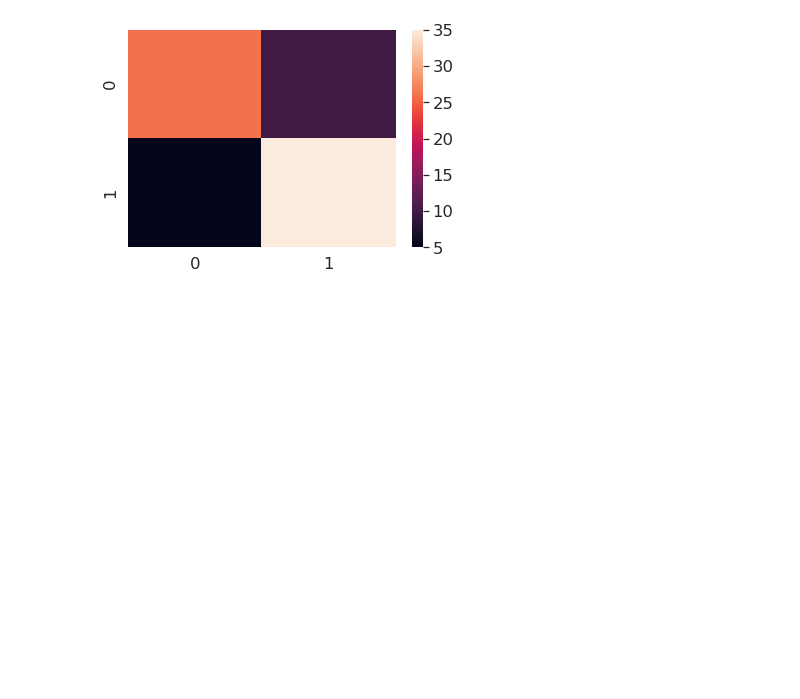
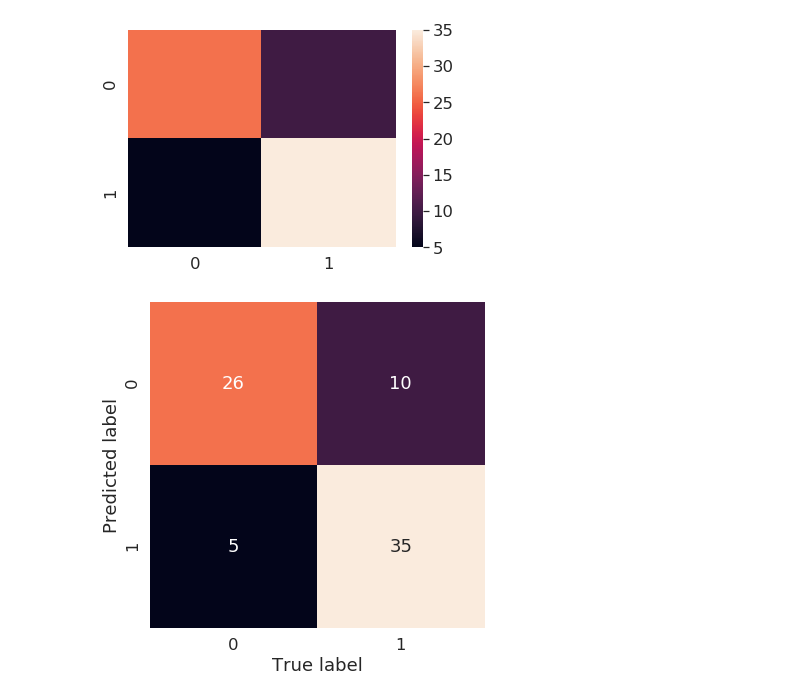
Before and after one commit to aliazani/machine-learning, a Jupyter notebook: 5-scikit-learn/1-introduction-scikit-learn.ipynb, the cells around one changed output. Saved outputs shown, nothing was run; the diff lists cells and outputs as text; code cells hidden in the pictures; blank space fills up the shorter version.

```diff
--- a/5-scikit-learn/1-introduction-scikit-learn.ipynb
+++ b/5-scikit-learn/1-introduction-scikit-learn.ipynb
@@ -1257,3 +1257,17 @@ sns.heatmap(conf_matrix)
 # %% [output]
 <matplotlib.axes._subplots.AxesSubplot at 0x...>
 [figure]
+# %%
+def plot_conf_matrix(conf_matrix):
+    """
+    Plots a confusion matrix using seaborn.heatmap()
+    """
+    fig, ax = plt.subplots(figsize=(6, 6))
+    # annot = annotate the heatmap with conf_matrix info
+    ax = sns.heatmap(conf_matrix, annot=True, cbar=False)
+    plt.xlabel('True label')
+    plt.ylabel('Predicted label')
+
+plot_conf_matrix(conf_matrix)
+# %% [output]
+[figure, added]
```
Also changed, not shown: parts of 6 cells of this notebook, 1 other file.
